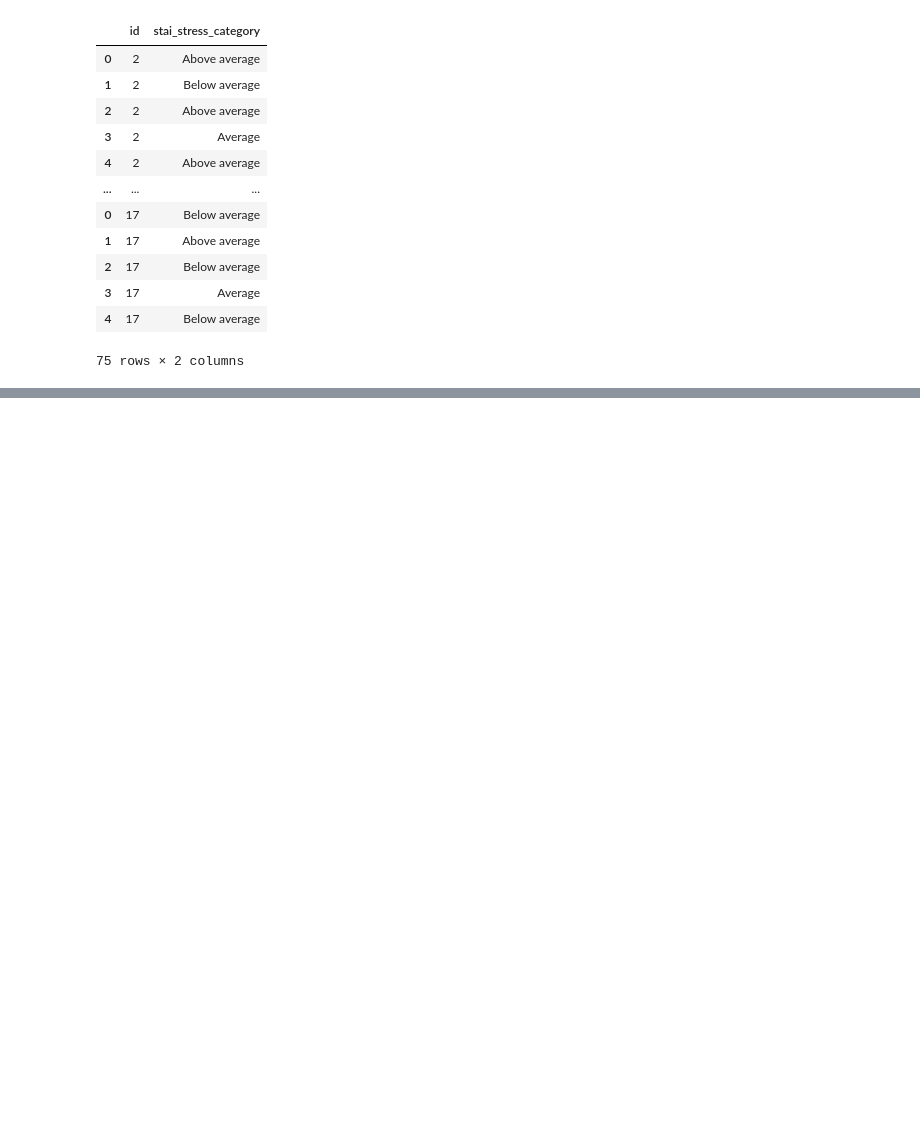
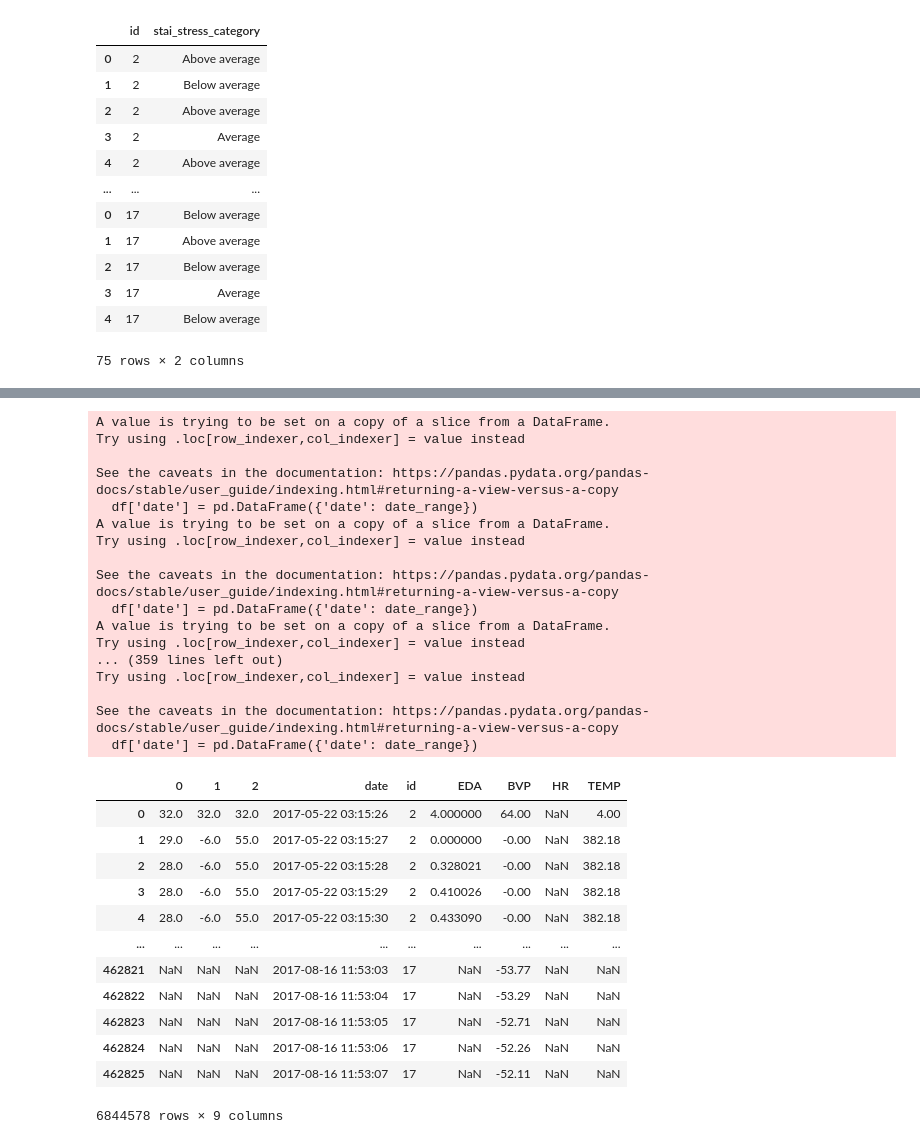
Before and after one commit to kcristinaa/HCI-visualizations-analysis, a Jupyter notebook: read_data.ipynb, the cells around one changed output, grey strips where cells are left out. Cells and saved outputs as stored; diff of their text form; code cells hidden in the pictures; blank space fills up the shorter version.

```diff
--- a/read_data.ipynb
+++ b/read_data.ipynb
@@ -270,4 +253,0 @@ e4
-# %%
-e4_eda = pd.read_csv('data\WESAD\S2\S2_E4_Data\EDA.csv', header=None, skiprows=1)
-e4_eda = e4_eda.rename(columns={e4_eda.columns[0]: 'EDA'})
-e4_eda
@@ -288,4 +253,0 @@ e4_eda
-# %%
-e4_bvp = pd.read_csv('data\WESAD\S2\S2_E4_Data\BVP.csv', header=None, skiprows=1)
-e4_bvp = e4_bvp.rename(columns={e4_bvp.columns[0]: 'BVP'})
-e4_bvp
@@ -305,0 +254,70 @@ e4_bvp
+# %%
+# read E4 data
+
+numbers=[2,3,4,5,6,7,8,9,10,11,13,14,15,16,17]
+
+total_df = pd.DataFrame()
+
+for user in numbers:
+    e4_acc = pd.read_csv('data\WESAD\S%i\S%i_E4_Data\ACC.csv'%(user,user), header=None)
+    e4_acc = adds_datetime_col_acc(e4_acc)
+
+    e4_eda = pd.read_csv('data\WESAD\S%i\S%i_E4_Data\EDA.csv'%(user,user), header=None)
+    e4_eda = e4_eda.rename(columns={e4_eda.columns[0]: 'EDA'})
+    e4_eda = adds_datetime_col(e4_eda)
+    e4_eda['id'] = user
+    e4_eda =e4_eda.groupby(['id','date'])['EDA'].mean().reset_index()
+    data = pd.merge(e4_acc, e4_eda, how='outer', on='date')
+
+    e4_bvp = pd.read_csv('data\WESAD\S%i\S%i_E4_Data\BVP.csv'%(user,user), header=None)
+    e4_bvp = e4_bvp.rename(columns={e4_bvp.columns[0]: 'BVP'})
+    e4_bvp = adds_datetime_col(e4_bvp)
+    data = pd.merge(data, e4_bvp, how='outer', on='date')
+
+    e4_hr = pd.read_csv('data\WESAD\S%i\S%i_E4_Data\HR.csv'%(user,user), header=None)
+    e4_hr = e4_hr.rename(columns={e4_hr.columns[0]: 'HR'})
+    e4_hr = adds_datetime_col(e4_hr)
+    data = pd.merge(data, e4_hr, how='outer', on='date')
+
+    e4_temp = pd.read_csv('data\WESAD\S%i\S%i_E4_Data\TEMP.csv'%(user,user), header=None)
+    e4_temp = e4_temp.rename(columns={e4_temp.columns[0]: 'TEMP'})
+    e4_temp = adds_datetime_col(e4_temp)
+    data = pd.merge(data, e4_temp, how='outer', on='date')
+
+    data['id'] = user
+
+    # before the next user, add this user_df to the total dataframe
+    total_df = pd.concat([total_df, data])
+
+total_df
+# %% [output]
+A value is trying to be set on a copy of a slice from a DataFrame.
+Try using .loc[row_indexer,col_indexer] = value instead
+
+See the caveats in the documentation: https://pandas.pydata.org/pandas-docs/stable/user_guide/indexing.html#returning-a-view-versus-a-copy
+  df['date'] = pd.DataFrame({'date': date_range})
+A value is trying to be set on a copy of a slice from a DataFrame.
+Try using .loc[row_indexer,col_indexer] = value instead
+
+See the caveats in the documentation: https://pandas.pydata.org/pandas-docs/stable/user_guide/indexing.html#returning-a-view-versus-a-copy
+  df['date'] = pd.DataFrame({'date': date_range})
+A value is trying to be set on a copy of a slice from a DataFrame.
+Try using .loc[row_indexer,col_indexer] = value instead
+... (359 lines left out)
+Try using .loc[row_indexer,col_indexer] = value instead
+
+See the caveats in the documentation: https://pandas.pydata.org/pandas-docs/stable/user_guide/indexing.html#returning-a-view-versus-a-copy
+  df['date'] = pd.DataFrame({'date': date_range})
+|  | 0 | 1 | 2 | date | id | EDA | BVP | HR | TEMP |
+| 0 | 32.0 | 32.0 | 32.0 | 2017-05-22 03:15:26 | 2 | 4.000000 | 64.00 | NaN | 4.00 |
+| 1 | 29.0 | -6.0 | 55.0 | 2017-05-22 03:15:27 | 2 | 0.000000 | -0.00 | NaN | 382.18 |
+| 2 | 28.0 | -6.0 | 55.0 | 2017-05-22 03:15:28 | 2 | 0.328021 | -0.00 | NaN | 382.18 |
+| 3 | 28.0 | -6.0 | 55.0 | 2017-05-22 03:15:29 | 2 | 0.410026 | -0.00 | NaN | 382.18 |
+| 4 | 28.0 | -6.0 | 55.0 | 2017-05-22 03:15:30 | 2 | 0.433090 | -0.00 | NaN | 382.18 |
+| ... | ... | ... | ... | ... | ... | ... | ... | ... | ... |
+| 462821 | NaN | NaN | NaN | 2017-08-16 11:53:03 | 17 | NaN | -53.77 | NaN | NaN |
+| 462822 | NaN | NaN | NaN | 2017-08-16 11:53:04 | 17 | NaN | -53.29 | NaN | NaN |
+| 462823 | NaN | NaN | NaN | 2017-08-16 11:53:05 | 17 | NaN | -52.71 | NaN | NaN |
+| 462824 | NaN | NaN | NaN | 2017-08-16 11:53:06 | 17 | NaN | -52.26 | NaN | NaN |
+| 462825 | NaN | NaN | NaN | 2017-08-16 11:53:07 | 17 | NaN | -52.11 | NaN | NaN |
+6844578 rows × 9 columns
```
Also changed, not shown: parts of 5 cells of this notebook.
